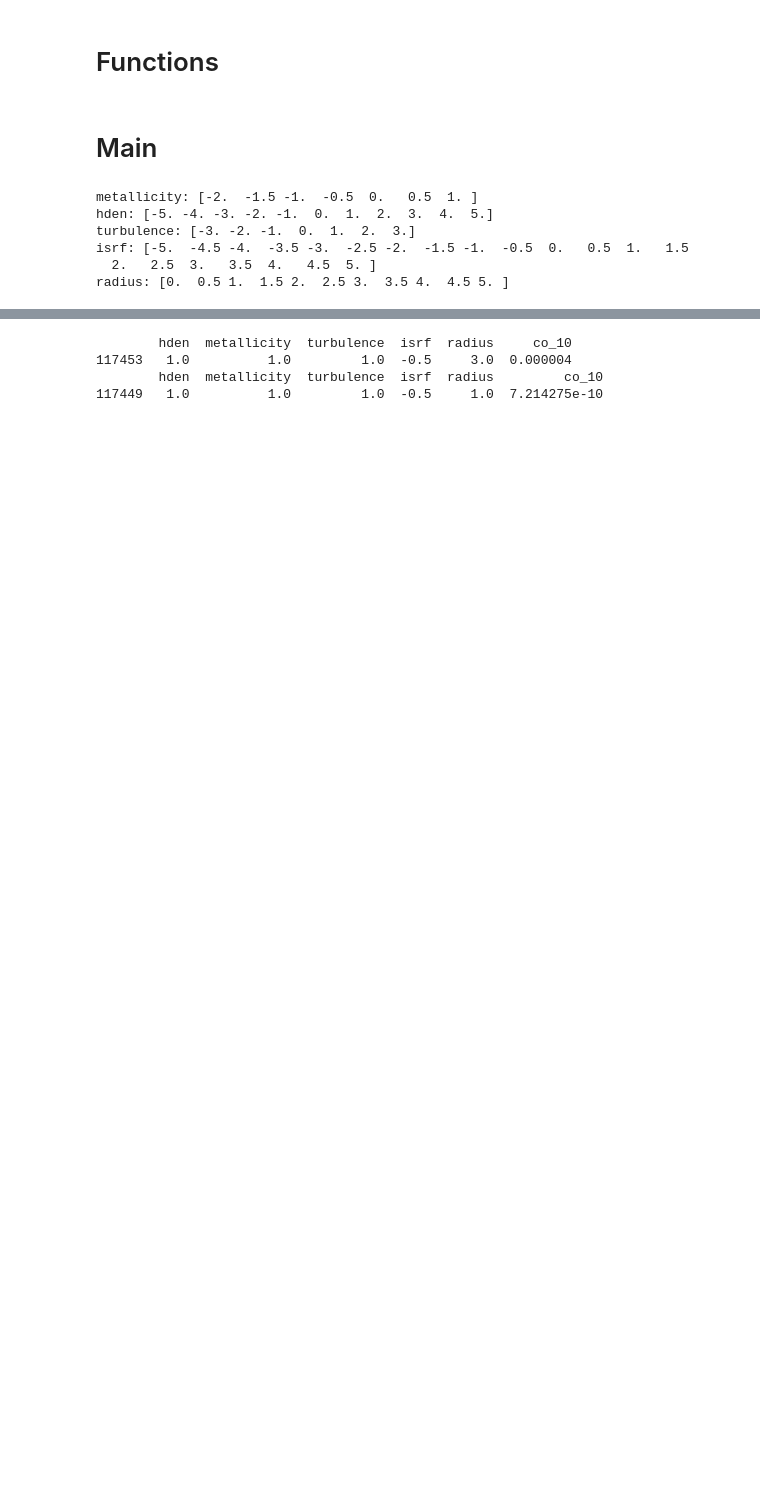
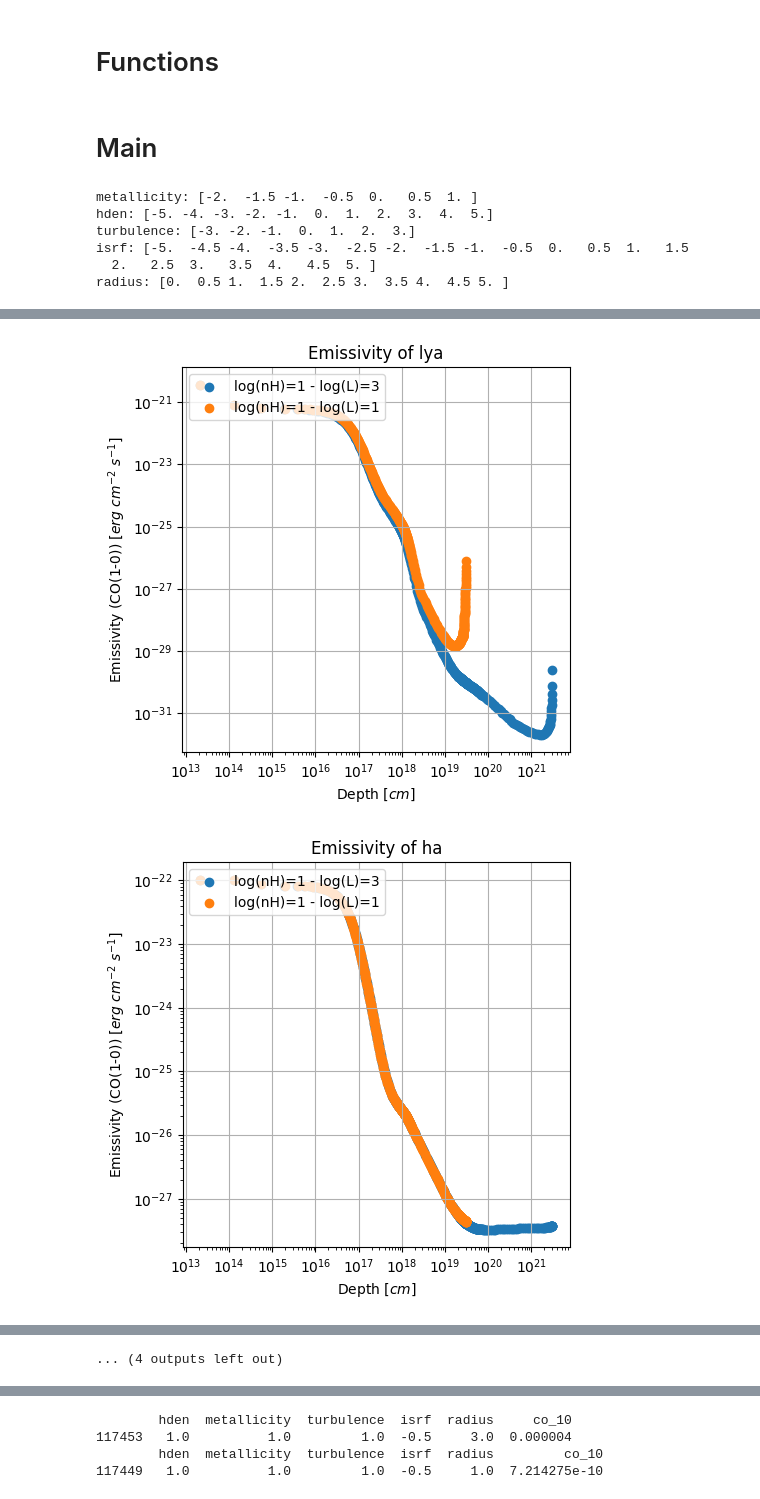
Before and after one commit to dtolgay/niagara_analyze_hden_metallicity_turbulence_isrf_radius, a Jupyter notebook: cloudy/same_run_with_different_stopping_length.ipynb, the cells around one changed output, grey strips where cells are left out. Saved outputs shown, nothing was run; the diff lists cells and outputs as text; code cells hidden in the pictures; blank space fills up the shorter version.

```diff
--- a/cloudy/same_run_with_different_stopping_length.ipynb
+++ b/cloudy/same_run_with_different_stopping_length.ipynb
@@ -140,0 +145,21 @@ emissivity_CO10_sameHden_differentStoppingLength.png saved!
+# %%
+
+for line_name in ['lya', 'ha', 'hb', 'co_10', 'co_21', 'co_32', 'co_43', 'co_54', 'co_65', 'co_76', 'co_87', '13co', 'c2', 'o3_88', 'o3_5006', 'o3_4958']:
+    plt.figure(figsize=(5,5), dpi=100)
+    plt.scatter(low_hden['depth'], low_hden[line_name], label=f"log(nH)=1 - log(L)=3")
+    plt.scatter(high_hden['depth'], high_hden[line_name], label="log(nH)=1 - log(L)=1")
+
+    plt.xlabel(r"Depth [$cm$]")
+    plt.ylabel(r"Emissivity (CO(1-0)) [$erg$ $cm^{-2}$ $s^{-1}$]")
+    plt.title(f"Emissivity of {line_name}")
+
+    plt.xscale("log")
+    plt.yscale("log")
+    plt.grid(True)
+    plt.legend(loc="upper left")
+    plt.show()
+
+plt.show()
+# %% [output]
+[figure, added]
+[figure, added]
@@ -140,0 +176 @@ emissivity_CO10_sameHden_differentStoppingLength.png saved!
+... (4 outputs left out)
```
Also changed, not shown: parts of 6 cells of this notebook, 48 other files.
